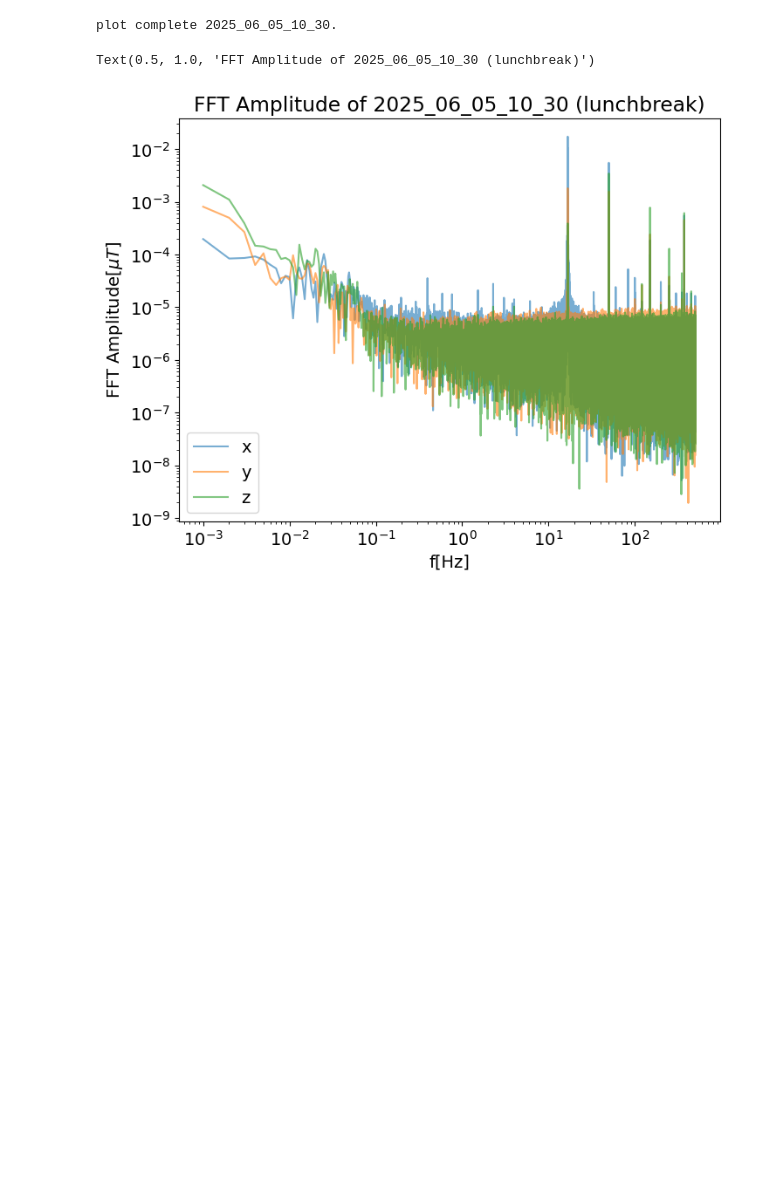
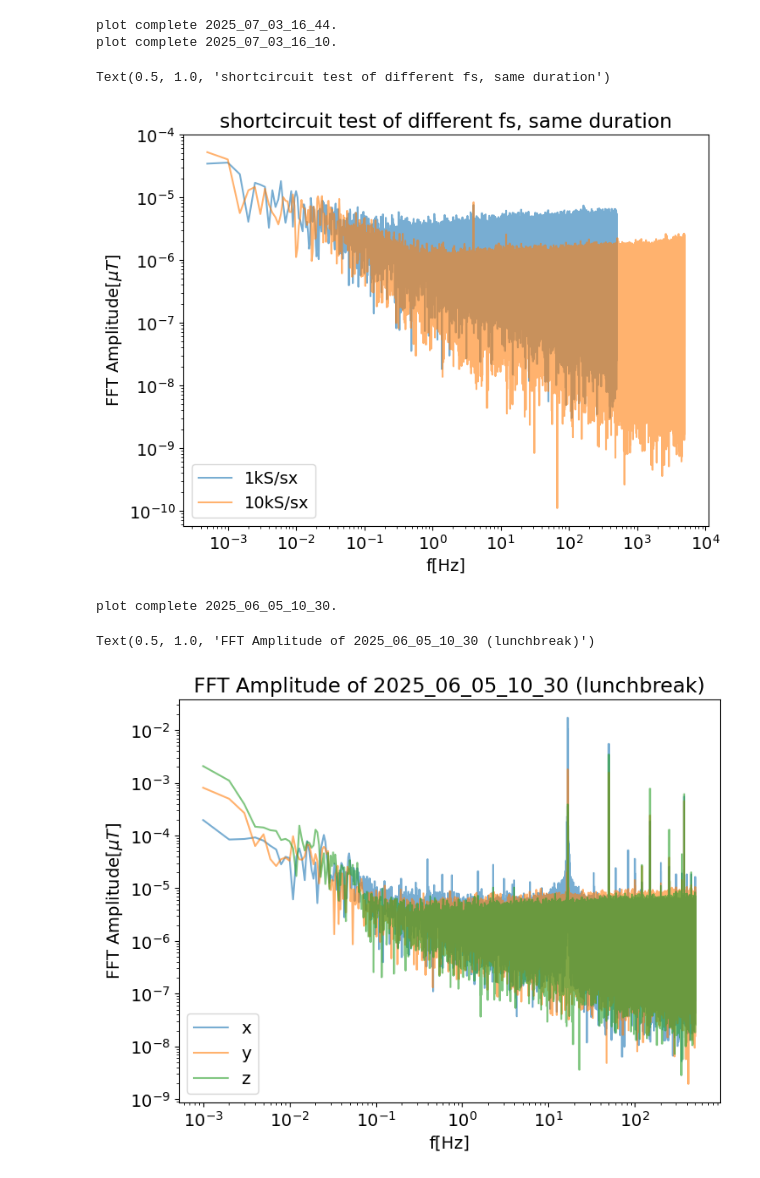
Before and after one commit to SSantosLab/LAB-Magnetometer, a Jupyter notebook: windowfft.ipynb, the cells around one changed output. Cells and saved outputs as stored; diff of their text form; code cells hidden in the pictures; blank space fills up the shorter version.

Commit message:
Added 1 channel reading feature for short circuit tests.

```diff
--- a/windowfft.ipynb
+++ b/windowfft.ipynb
@@ -8,6 +8,26 @@ import matplotlib.pyplot as plt
 import sys
 sys.path.append('../')
 from magnetofft import *
+# %%
+fs = 1000.
+filename = '/home/gw-group/gdzhao/acquisitions/20250703_short/1ksps/mag_2025_07_03_16_44.csv'
+fig,ax = plot_sample_ps(filename,fs=fs,orientation=['x'],label = '1kS/s')
+
+fs = 10000.
+filename = '/home/gw-group/gdzhao/acquisitions/20250703_short/10ksps/mag_2025_07_03_16_10.csv'
+plot_sample_ps(filename,fs=fs,orientation=['x'],label = '10kS/s',ax=ax)
+
+# fs = 100000.
+# filename = '/home/gw-group/gdzhao/acquisitions/20250703_short/100ksps/mag_2025_07_03_15_37.csv'
+# plot_sample_ps(filename,fs=fs,orientation=['x'],label = '100kS/s',ax=ax)
+
+ax.legend(loc='lower left')
+ax.set_title('shortcircuit test of different fs, same duration')
+# %% [output]
+plot complete 2025_07_03_16_44.
+plot complete 2025_07_03_16_10.
+Text(0.5, 1.0, 'shortcircuit test of different fs, same duration')
+[figure, added]
 # %%
 samplename = '2025_06_05_10_30 (lunchbreak)'
 fs = 1000.
```
Also changed, not shown: parts of 2 cells of this notebook, 3 other files.
